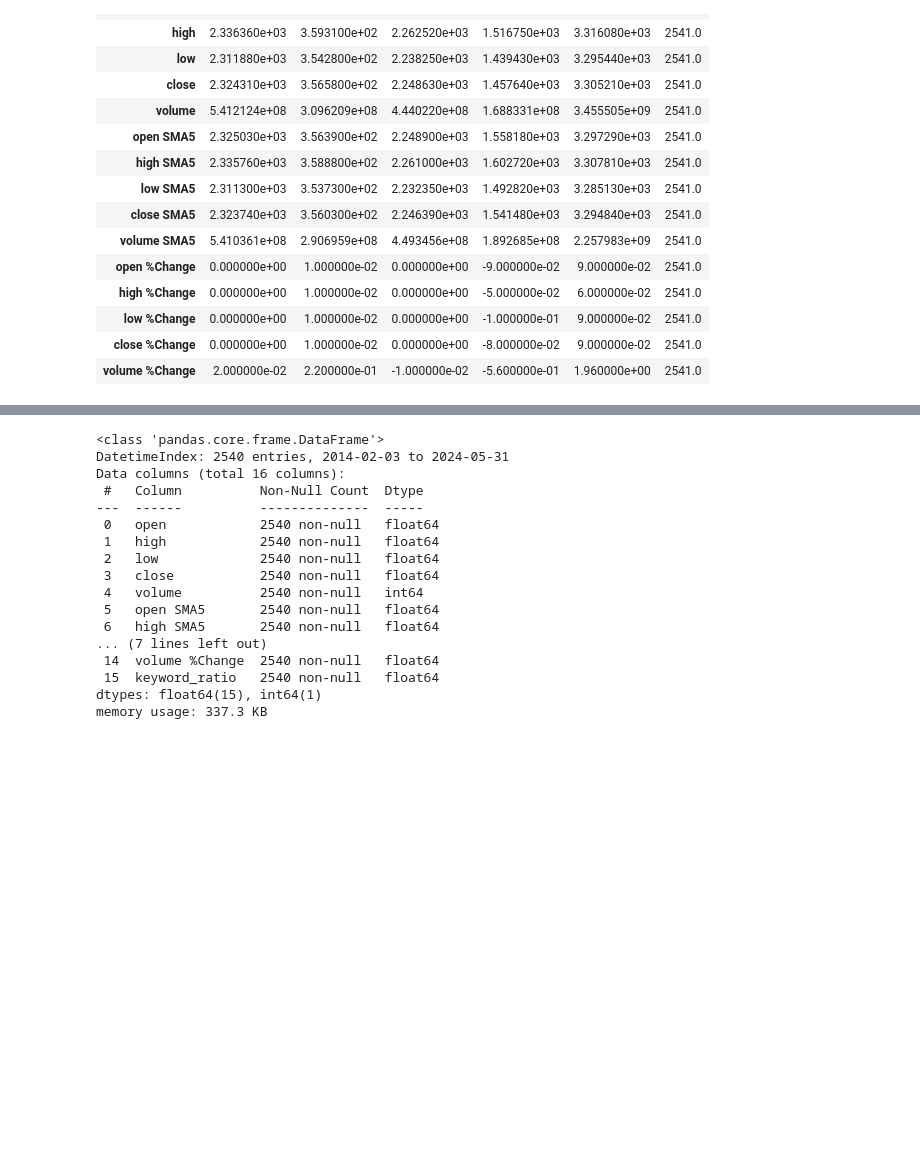
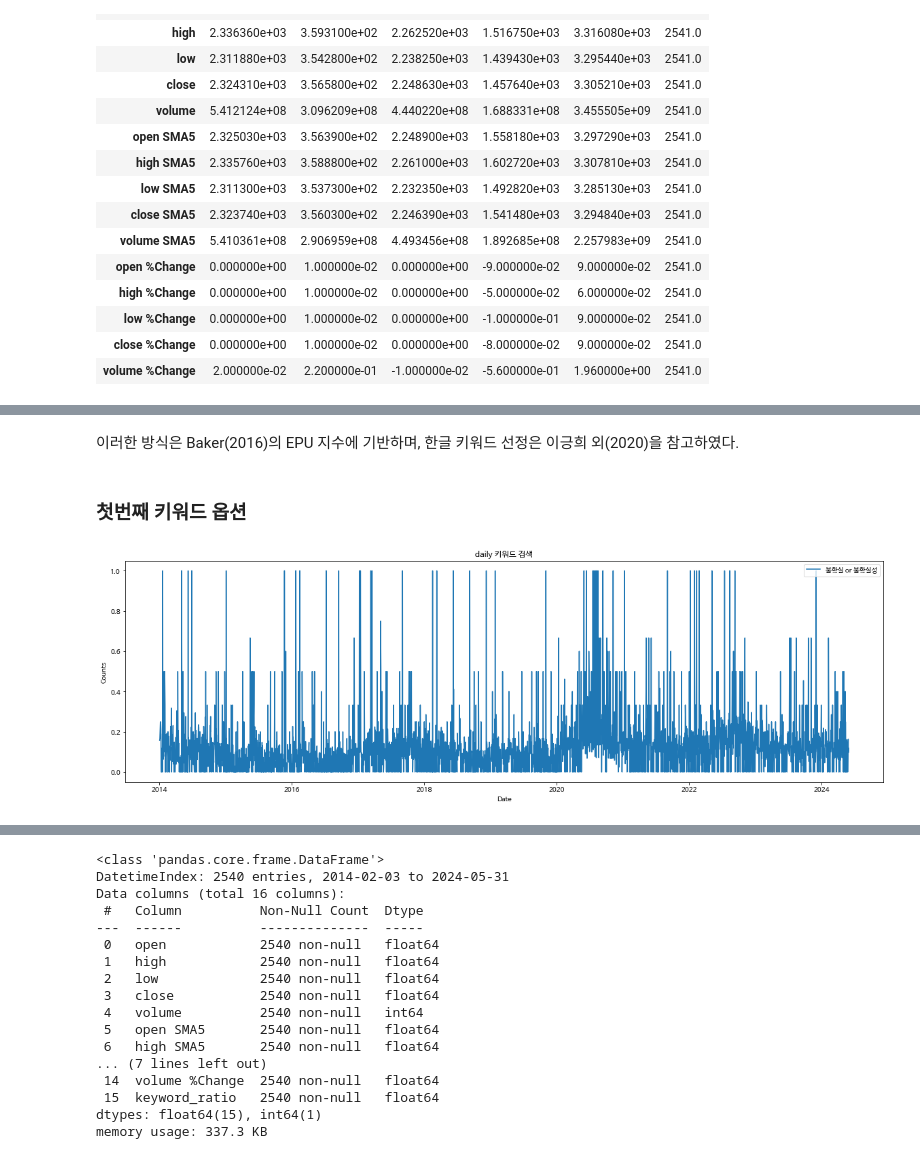
Before and after one commit to jo-cho/eitm, a Jupyter notebook: text_analysis/epic_stock_market.ipynb, the cells around one changed output, grey strips where cells are left out. Saved outputs shown, nothing was run; the diff lists cells and outputs as text; code cells hidden in the pictures; blank space fills up the shorter version.

```diff
--- a/text_analysis/epic_stock_market.ipynb
+++ b/text_analysis/epic_stock_market.ipynb
@@ -239,0 +219,2 @@ plt.show()
+# %% [markdown]
+이러한 방식은 Baker(2016)의 EPU 지수에 기반하며, 한글 키워드 선정은 이긍희 외(2020)을 참고하였다.
@@ -239,0 +229,49 @@ plt.show()
+# %% [markdown]
+### 첫번째 키워드 옵션
+# %%
+# function
+def contains_keyword(text):
+    if isinstance(text, str):  # Check if the entry is a string
+        return int(any(keyword in text for keyword in keywords))
+    return 0  # If not a string, return 0
+
+df_ = df.copy()
+# 요약에 포함되어 있는지 여부
+df_['포함_요약'] = df_['요약'].apply(contains_keyword)
+# 제목에 포함되어 있는지 여부
+df_['포함_제목'] = df_['자료명'].apply(contains_keyword)
+
+# count by period
+def count_by_period_ratio(data, period, from_summary='요약', start_date='1996-01-01', end_date='2024-05-31'):
+    data = data[(data['발간일'] >= start_date) & (data['발간일'] <= end_date)]
+    if from_summary == '요약':
+        keyword_col = '포함_요약'
+    elif from_summary == '제목':
+        keyword_col = '포함_제목'
+
+    if period == 'daily':
+        counts = data.groupby(data['발간일'].dt.date)[keyword_col].agg(['count', 'sum'])
+    elif period == 'monthly':
+        counts = data.groupby(data['발간일'].dt.to_period('M'))[keyword_col].agg(['count', 'sum'])
+    elif period == 'annually':
+        counts = data.groupby(data['발간일'].dt.to_period('Y'))[keyword_col].agg(['count', 'sum'])
+    else:
+        raise ValueError("Invalid period. Choose from 'daily', 'monthly', or 'annually'.")
+
+    counts.columns = ['total_count', 'keyword_count']
+    counts['keyword_ratio'] = counts['keyword_count'] / counts['total_count']
+    return counts['keyword_ratio']
+
+# result
+result1 = count_by_period_ratio(df_, period=period, from_summary=from_summary, start_date=start_date, end_date=end_date)
+
+# output
+plt.figure(figsize=(20, 6))
+result.plot()
+plt.title(f'{period} 키워드 검색')
+plt.xlabel('Date')
+plt.ylabel('Counts')
+plt.legend([" or ".join(keywords)])
+plt.show()
+# %% [output]
+[figure, added]
```
Also changed, not shown: parts of 43 cells of this notebook.
